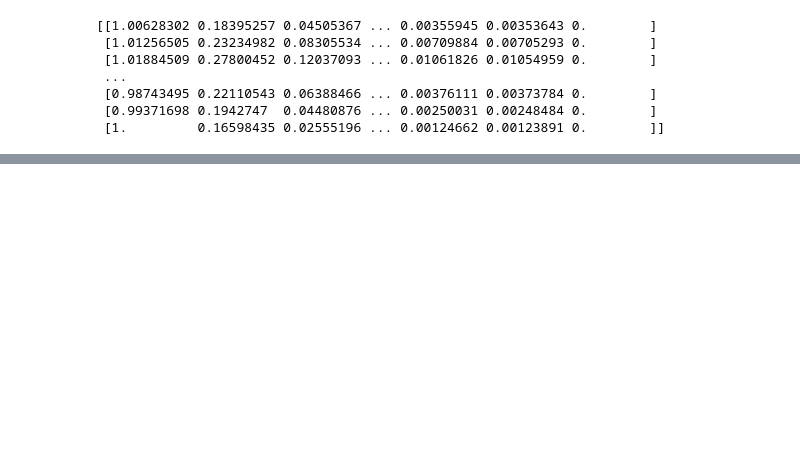
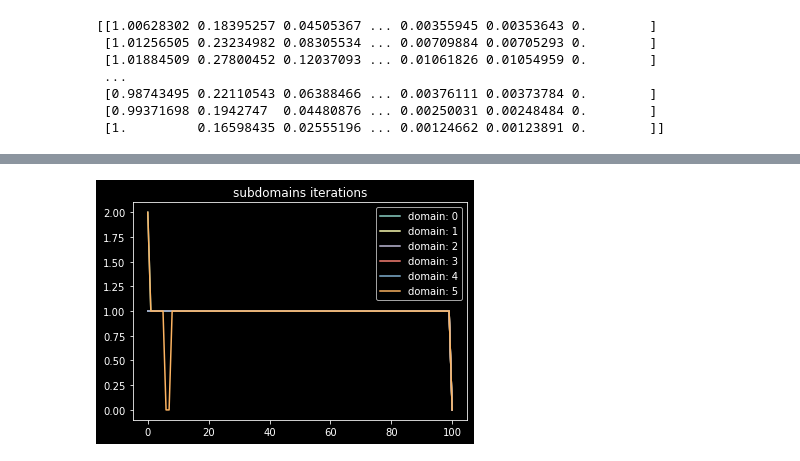
Before and after one commit to animih/aspen-study, a Jupyter notebook: solver/Untitled.ipynb, the cells around one changed output, grey strips where cells are left out. Saved outputs shown, nothing was run; the diff lists cells and outputs as text; code cells hidden in the pictures; blank space fills up the shorter version.

```diff
--- a/solver/Untitled.ipynb
+++ b/solver/Untitled.ipynb
@@ -80,0 +115,10 @@ OK
+# %%
+plt.title('subdomains iterations')
+
+for i in range(Nd):
+    plt.plot(solver_as.timelog.domain_iters[:, i], label='domain: {}'.format(i))
+
+plt.legend()
+plt.show()
+# %% [output]
+[figure, added]
```
Also changed, not shown: parts of 12 cells of this notebook, 2 other files.
